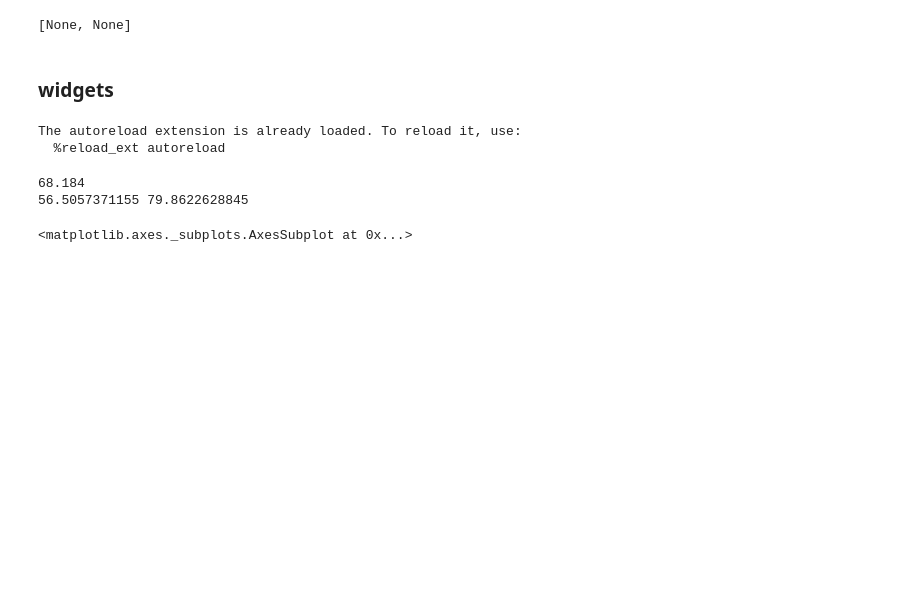
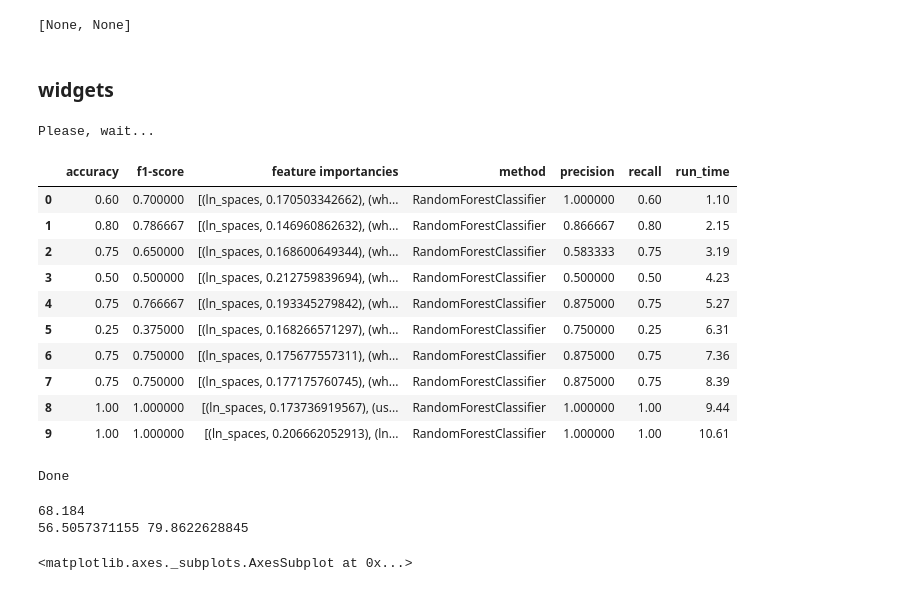
Before and after one commit to MarinaMeyta/WhoseCppCode, a Jupyter notebook: main.ipynb, the cells around one changed output. Cells and saved outputs as stored; diff of their text form; code cells hidden in the pictures; blank space fills up the shorter version.

Commit message:
pandas table in Jupyter + clear output

```diff
--- a/main.ipynb
+++ b/main.ipynb
@@ -128,11 +128,12 @@ interact(f, x=True);
 def g(x, y):
     return (x, y)
 # %%
-%load_ext autoreload
+# %load_ext autoreload
+%reload_ext autoreload
 %autoreload
 
 from ipywidgets import Text, IntSlider, Box, Layout, Label, Dropdown, Textarea, Button
-from IPython.display import display
+from IPython.display import display, HTML, clear_output
 
 from core.whose_cpp_code import classify_authors, get_filenames, get_sample_matrix
 
@@ -147,8 +148,13 @@ save_button = Button(description='Save', tooltip='Click me', icon='check', butto
 save_button.on_click(save)
 
 def click(b):
+    clear_output()
     print('Please, wait...')
-    classify_authors(data.value, classifier.value)
+    report = classify_authors(data.value, classifier.value)
+
+    import pandas as pd
+    df = pd.DataFrame(report)
+    display(HTML(df.to_html()))
     print('Done')
 #     report = classify_authors(data.value, loops.value)
 #     print(report['classification_report'])
@@ -170,36 +176,47 @@ form_item_layout = Layout(
 loops = IntSlider(min=0, max=10)
 data = Dropdown(options={'students' : '/media/marina/hdd/diploma/data/c++/data/',
                            'GoogleCodeJam' : '/media/marina/hdd/diploma/data/c++/data3/',
                            'GitHub' : '/media/marina/hdd/diploma/data/c++/github_data/'})
 classifier =  Dropdown(options={'RandomForest' : 'RandomForestClassifier',
                                 'GradientBoosting' : 'GradientBoostingClassifier'})
 username = Text()
 password = Text()
 
 form_items = [
 #     Box([Label(value='Loops:'), loops], layout=form_item_layout),
     Box([Label(value='Data:'), data], layout=form_item_layout),
     Box([Label(value='Classifier:'), classifier], layout=form_item_layout),
 #     Box([Label(value='Username:'), username], layout=form_item_layout),
 #     Box([Label(value='Password:'), password], layout=form_item_layout),
 ]
 
 form = Box(form_items, layout=Layout(
     display='flex',
     flex_flow='column',
 #     border='solid 1px',
     align_items='stretch',
     width='50%'
 ))
 
 classify_button = Button(description='Classify', tooltip='Click me', icon='check', button_style='success')
 classify_button.on_click(click)
 #
-display(form, classify_button)
+display(form, classify_button, save_button)
 # Text(value='Username')
 # %% [output]
-The autoreload extension is already loaded. To reload it, use:
-  %reload_ext autoreload
+Please, wait...
+|  | accuracy | f1-score | feature importancies | method | precision | recall | run_time |
+| 0 | 0.60 | 0.700000 | [(ln_spaces, 0.170503342662), (wh... | RandomForestClassifier | 1.000000 | 0.60 | 1.10 |
+| 1 | 0.80 | 0.786667 | [(ln_spaces, 0.146960862632), (wh... | RandomForestClassifier | 0.866667 | 0.80 | 2.15 |
+| 2 | 0.75 | 0.650000 | [(ln_spaces, 0.168600649344), (wh... | RandomForestClassifier | 0.583333 | 0.75 | 3.19 |
+| 3 | 0.50 | 0.500000 | [(ln_spaces, 0.212759839694), (wh... | RandomForestClassifier | 0.500000 | 0.50 | 4.23 |
+| 4 | 0.75 | 0.766667 | [(ln_spaces, 0.193345279842), (wh... | RandomForestClassifier | 0.875000 | 0.75 | 5.27 |
+| 5 | 0.25 | 0.375000 | [(ln_spaces, 0.168266571297), (wh... | RandomForestClassifier | 0.750000 | 0.25 | 6.31 |
+| 6 | 0.75 | 0.750000 | [(ln_spaces, 0.175677557311), (wh... | RandomForestClassifier | 0.875000 | 0.75 | 7.36 |
+| 7 | 0.75 | 0.750000 | [(ln_spaces, 0.177175760745), (wh... | RandomForestClassifier | 0.875000 | 0.75 | 8.39 |
+| 8 | 1.00 | 1.000000 | [(ln_spaces, 0.173736919567), (us... | RandomForestClassifier | 1.000000 | 1.00 | 9.44 |
+| 9 | 1.00 | 1.000000 | [(ln_spaces, 0.206662052913), (ln... | RandomForestClassifier | 1.000000 | 1.00 | 10.61 |
+Done
 # %%
 from numpy import mean, var, std
 
```
